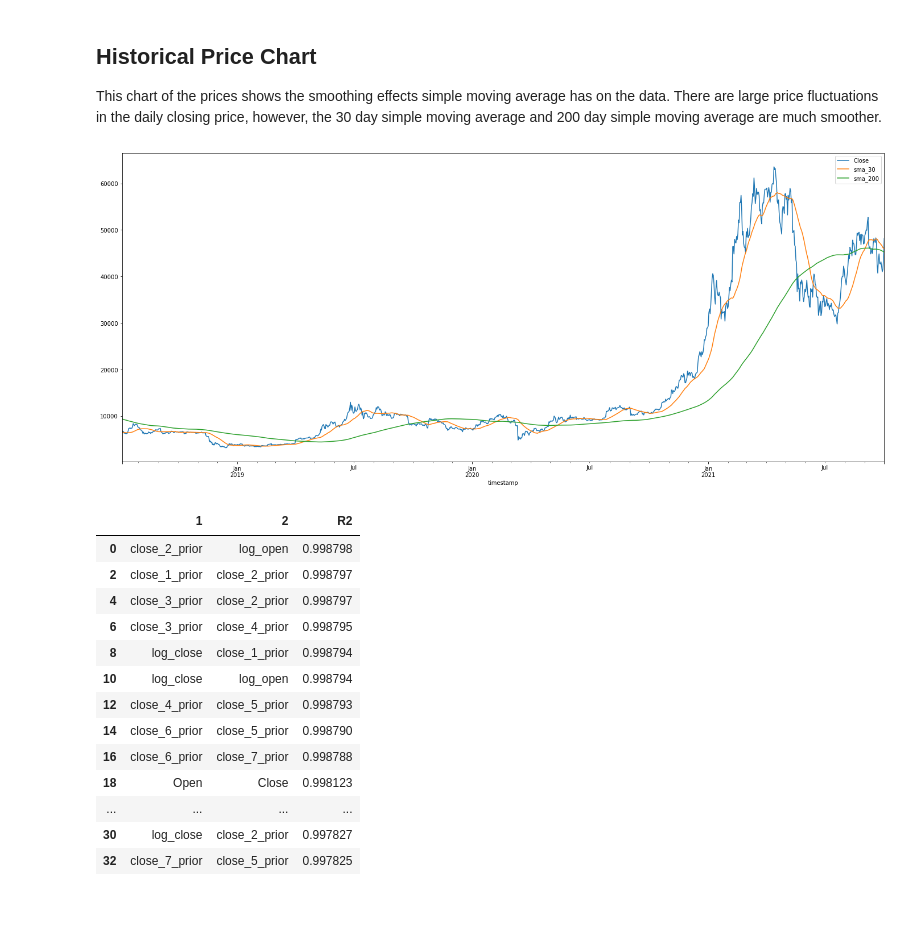
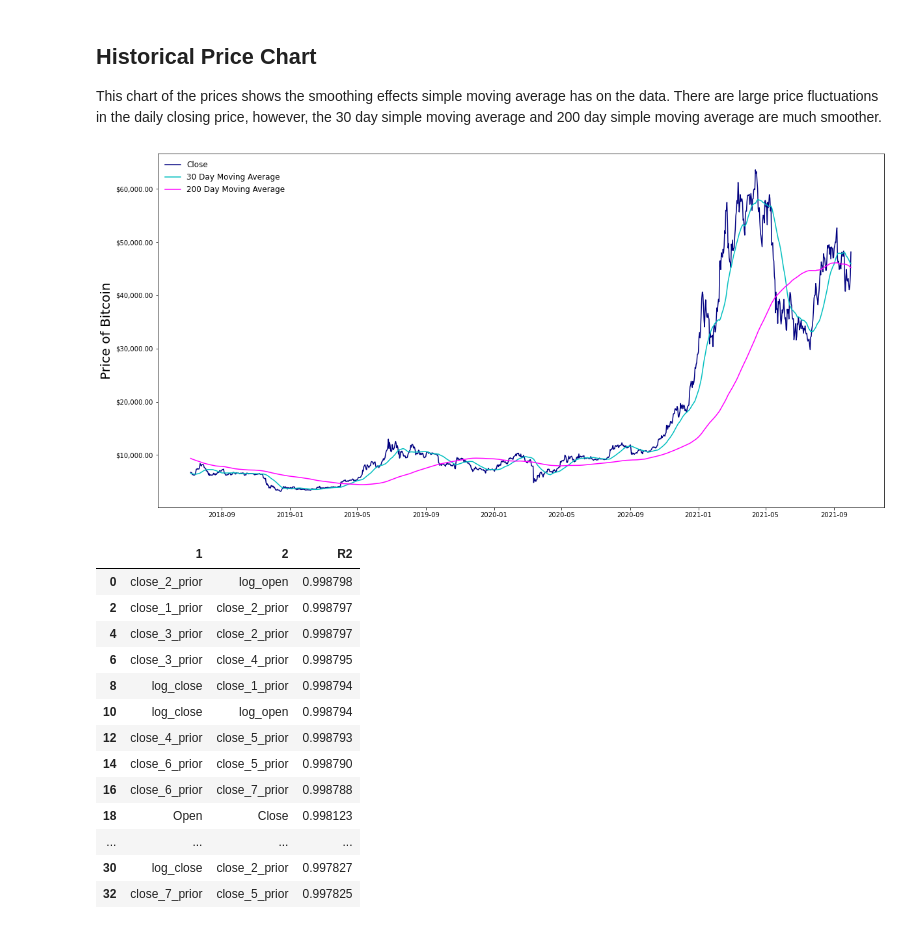
Before and after one commit to tjbray20/Cryptocurrency_Time_Series, a Jupyter notebook: TJNotebook.ipynb, the cells around one changed output. Saved outputs shown, nothing was run; the diff lists cells and outputs as text; code cells hidden in the pictures.

Commit message:
new images

```diff
--- a/TJNotebook.ipynb
+++ b/TJNotebook.ipynb
@@ -182,10 +182,17 @@ daily.plot(figsize=(20,36), subplots=True, legend=True);
 # %% [markdown]
 ## Historical Price Chart
 This chart of the prices shows the smoothing effects simple moving average has on the data. There are large price fluctuations in the daily closing price, however, the 30 day simple moving average and 200 day simple moving average are much smoother.
-# %%
-daily[['Close', 'sma_30', 'sma_200']].plot(figsize = (24,10));
-# %% [output]
-[figure, removed]
+# %%
+fig, ax = plt.subplots(figsize = (20,10))
+ax.plot(daily['Close'], color = 'navy')
+ax.plot(daily['sma_30'], color = 'c')
+ax.plot(daily['sma_200'], color = 'magenta')
+ax.set_ylabel('Price of Bitcoin', size = 20)
+ax.yaxis.set_major_formatter('${x:1,.2f}')
+ax.legend(['Close','30 Day Moving Average','200 Day Moving Average'], loc = 2, fontsize = 'large', edgecolor = '1');
+plt.savefig('HistoricalPriceChart.png', format = 'png', dpi = 300)
+# %% [output]
+[figure, added]
 # %%
 corrs = daily.corr().stack().reset_index()
 corrs.columns = ['1','2','R2']
```
Also changed, not shown: parts of 4 cells of this notebook, 6 other files.
